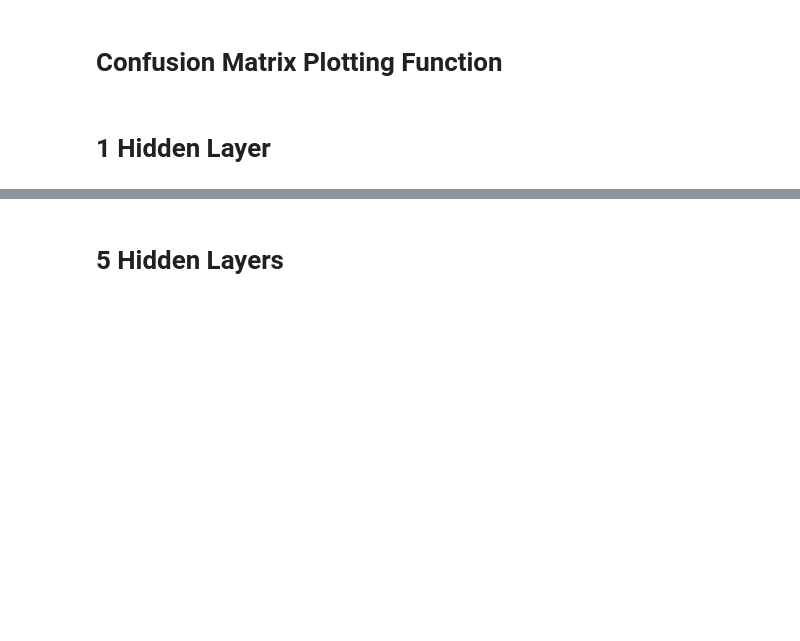
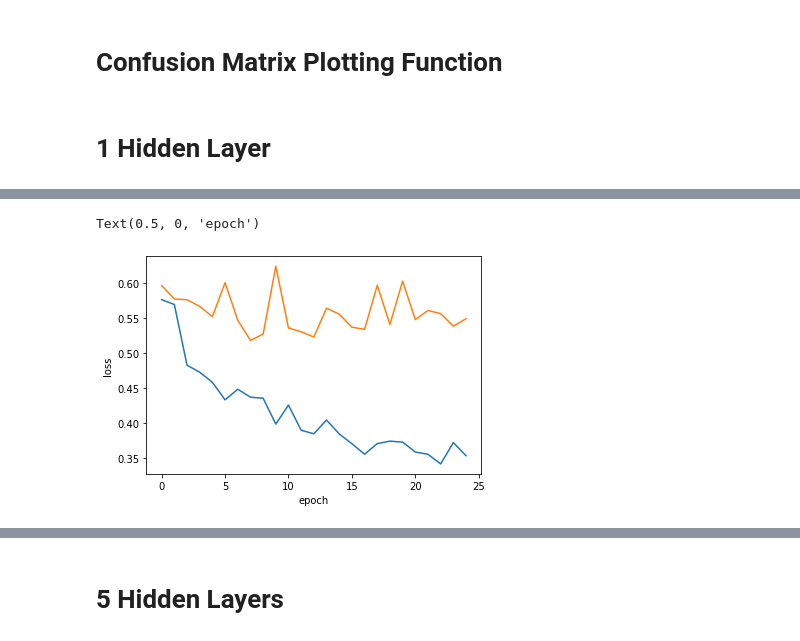
Before and after one commit to tig3r66/youreka_genes, a Jupyter notebook: src/neural_net/layer_eval.ipynb, the cells around one changed output, grey strips where cells are left out. Saved outputs shown, nothing was run; the diff lists cells and outputs as text; code cells hidden in the pictures; blank space fills up the shorter version.

```diff
--- a/src/neural_net/layer_eval.ipynb
+++ b/src/neural_net/layer_eval.ipynb
@@ -156,3 +156,11 @@ plt.show()
+# %%
+plt.plot(history1.history['loss'])
+plt.plot(history1.history['val_loss'])
+plt.ylabel('loss')
+plt.xlabel('epoch')
+# %% [output]
+Text(0.5, 0, 'epoch')
+[figure, added]
 # %%
 cm = confusion_matrix(y_test, y_pred1)
 plot_confusion_matrix(cm, ['responder', 'non-responder'], title='', normalize=False)
```
Also changed, not shown: parts of 26 cells of this notebook, 14 other files.
